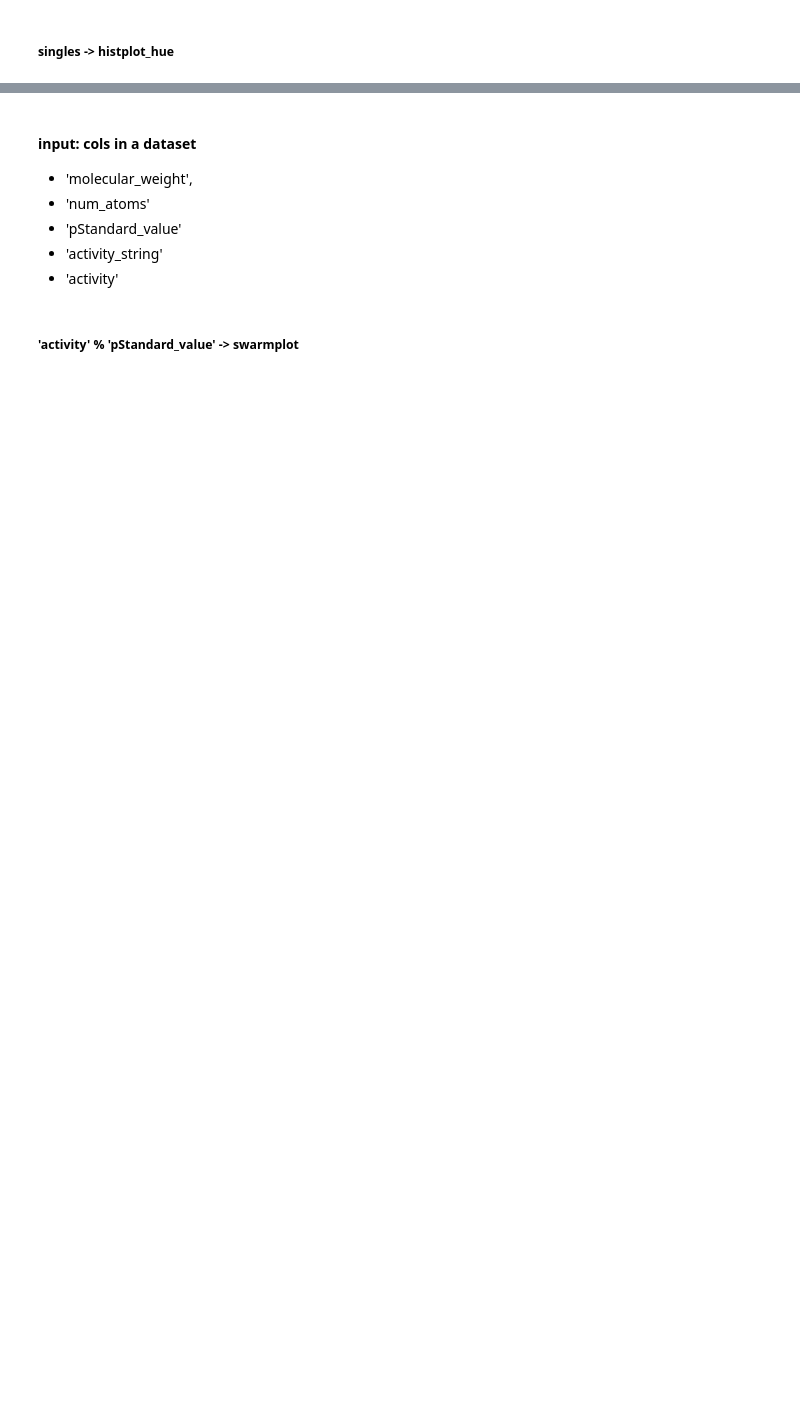
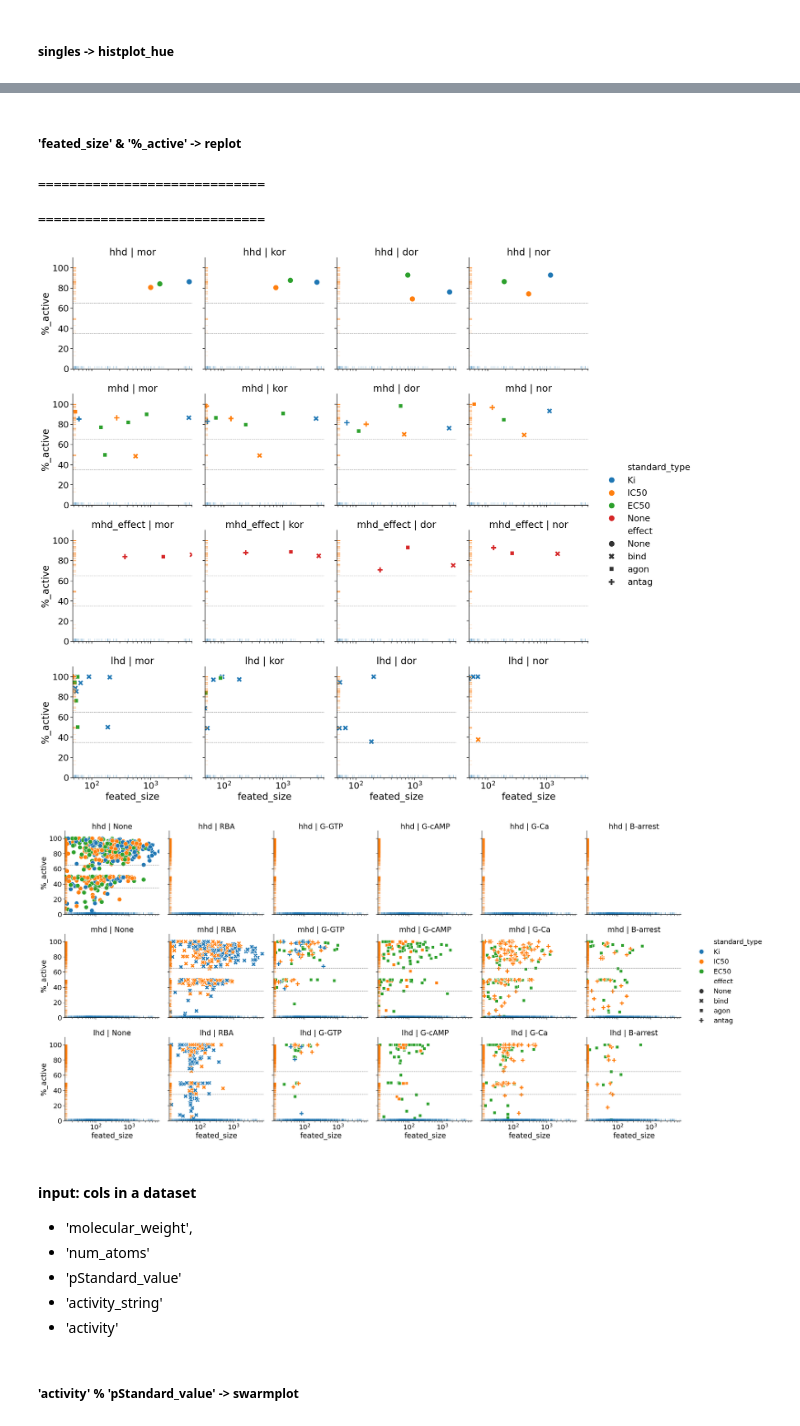
Before and after one commit to xixichennn/datacat4ml, a Jupyter notebook: datacat4ml/Scripts/data_prep/data_prep_viz.ipynb, the cells around one changed output, grey strips where cells are left out. Drawn from its saved outputs; the diff is of its cells as text; code cells hidden in the pictures; blank space fills up the shorter version.

```diff
--- a/datacat4ml/Scripts/data_prep/data_prep_viz.ipynb
+++ b/datacat4ml/Scripts/data_prep/data_prep_viz.ipynb
@@ -719,3 +703,63 @@ histplot_hue(df=gpcr_stats, ds_type='gpcr', x='max_mw')
+# %% [markdown]
+##### 'feated_size' & '%_active' -> replot
+# %%
+def relplot(relplot_data:pd.DataFrame, x='feated_size', y='%_active',
+            col='ds_cat_level', row='ds_type',
+            hue='ds_size_level', style=None, figname_suffix=''):
+        """
+        """
+        # font size for context.
+        with sns.plotting_context("notebook", font_scale=2):
+
+            g = sns.relplot(
+                data=relplot_data, x=x, y=y,
+                col=col, row=row,
+                hue=hue, style=style,
+                s=200, # the dot size
+                )
+            # set the title for each subplot.
+            if col=='target_chembl_id':
+                # Replace row titles with mapped names
+                for (row_val, col_val), ax in g.axes_dict.items():
+                    col_label = OR_chemblids_name.get(col_val) # get the target name
+                    ax.set_title(f"{row_val} | {col_label}")
+            else:
+                g.set_titles(col_template="{col_name}", row_template="{row_name}")
+
+            # set the x and y axis.
+            g.set(xlim=(0, relplot_data[x].max()+50),ylim=(0, 110), # the limits for x and y axes
+                xscale='log' # set x axis to log scale
+                )
+            for ax in g.axes.flatten():
+                sns.rugplot(data=relplot_data, x=x, ax=ax, alpha=0.3)
+                sns.rugplot(data=relplot_data, y=y, ax=ax, alpha=0.3)
+
+            # add horizontal reference lines at y=35 and y=65
+            g.map(plt.axhline, y=35, color="grey", linestyle="--", linewidth=1)
+            g.map(plt.axhline, y=65, color="grey", linestyle="--", linewidth=1)
+
+            # save the figure
+            save_path = os.path.join(CURA_FIG_DIR, 'relplot')
+            mkdirs(save_path)
+            g.savefig(os.path.join(save_path, f'relplot_feated_size_%_active_{figname_suffix}.pdf'), dpi=300, bbox_inches='tight')
+
+        print(f'=============================')
+
+#relplot(relplot_data=stats, hue='ds_size_level')
+
+b50_stats = stats[stats['ds_size_level'] == 'b50']
+#relplot(relplot_data=b50_stats, hue='use_lookup')
+
+or_b50_stats = b50_stats[b50_stats['ds_type'] == 'or']
+relplot(relplot_data=or_stats, row='ds_cat_level', col='target_chembl_id', hue='standard_type', style='effect', figname_suffix='OR')
+relplot(relplot_data=gpcr_stats, row='ds_cat_level', col='assay', hue='standard_type', style='effect', figname_suffix='GPCR')
+#relplot(relplot_data=or_b50_stats, row='ds_cat_level', col='target_chembl_id', hue='standard_type', style='assay')
+#relplot(relplot_data=or_b50_stats, row='ds_cat_level', col='target_chembl_id', hue='standard_type', style='assay_chembl_id')
+# %% [output]
+=============================
+=============================
+[figure, new version]
+[figure]
 # %% [markdown]
 ####  input: cols in a dataset
 
```
Also changed, not shown: parts of 11 cells of this notebook, 2 other files.
